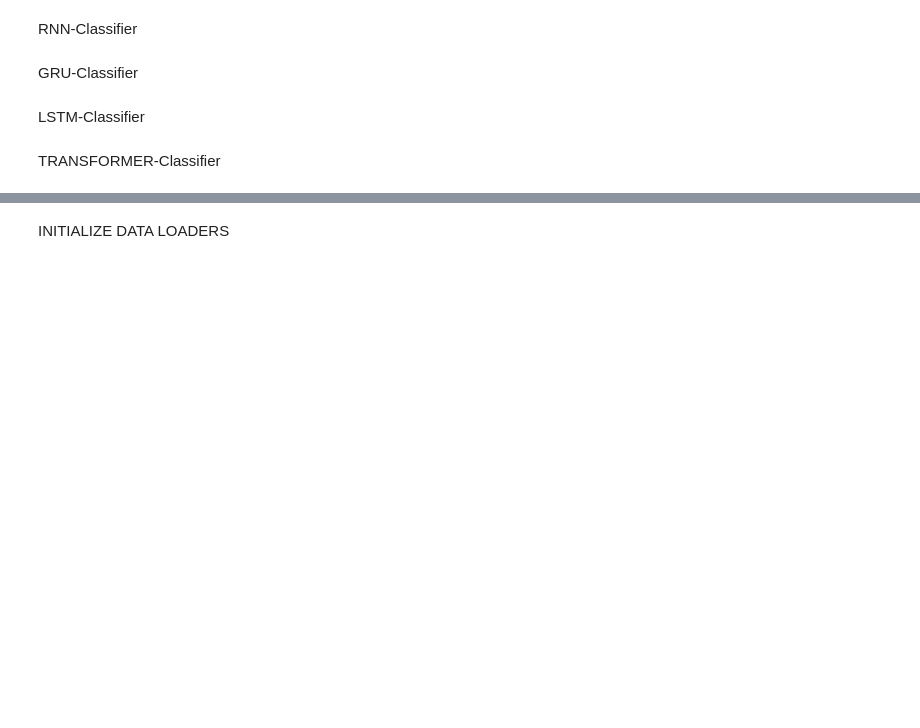
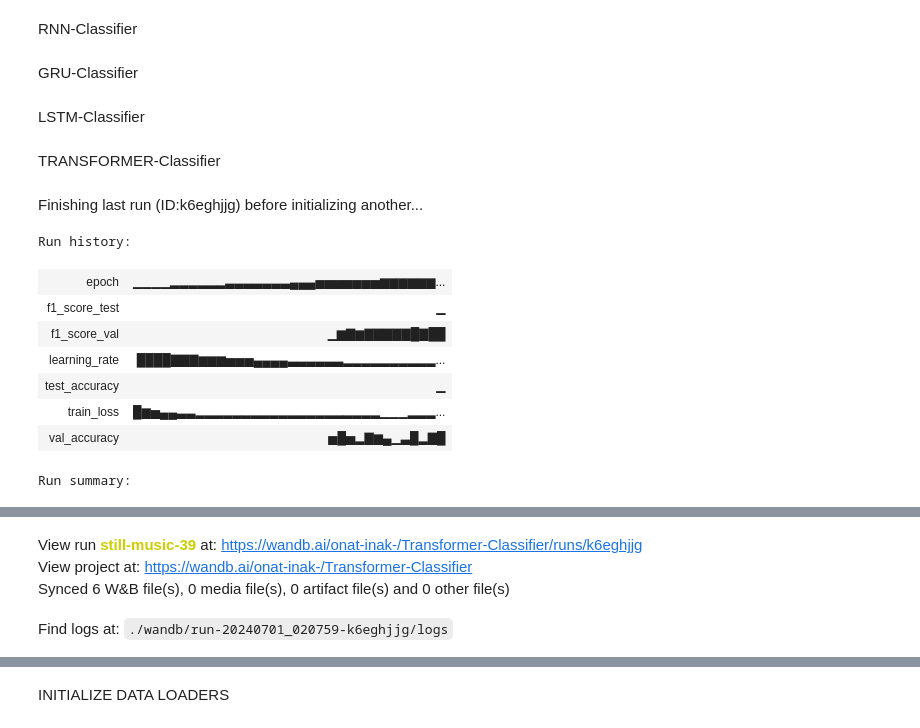
Before and after one commit to Onat-Inak/transaction_analysis, a Jupyter notebook: main.ipynb, the cells around one changed output, grey strips where cells are left out. Drawn from its saved outputs; the diff is of its cells as text; code cells hidden in the pictures; blank space fills up the shorter version.

```diff
--- a/main.ipynb
+++ b/main.ipynb
@@ -221,3 +234,79 @@ LSTM-Classifier
 # print(model)
 # %% [markdown]
 TRANSFORMER-Classifier
+# %%
+project_name = 'Transformer-Classifier'
+
+# Initialize W&B for LSTM-Classifier
+wandb.init(
+    # set the wandb project where this run will be logged
+    project = project_name,
+
+    # track hyperparameters and run metadata
+    config= dict(
+    project_name = project_name,
+    batch_size = 900,
+    transaction_size = transaction_size,
+    seq_len = 10,
+    embedding_dim = 32,
+    nhead = 8,
+    dim_feedforward_encoder = 32,
+    fc_hidden_dim = 32,
+    dropout = 0.2,
+    activation = "relu",
+    batch_first = True,
+    norm_first = True,
+    bias = True,
+    num_layers = 1,
+    is_causal = False,
+    learn_pos_embed = True,
+    device = device,
+    num_classes = 1,
+    num_epochs = 25,
+    learning_rate = 5e-4,
+    weight_decay = 0.0,
+    lr_update_step = None,
+    log_step = 10,
+    lr_step_decay = False,
+    gamma = 0.85,
+    pos_weight = num_neg_seq/num_pos_seq,
+    # pos_weight = 6.0,
+    grad_clip = 1.0,
+    apply_grad_clip = False,
+    )
+)
+
+# initialize config
+config = wandb.config
+
+model = TransformerClassifier(transaction_size = config.transaction_size,
+                              seq_len = config.seq_len,
+                              embedding_dim = config.embedding_dim,
+                              nhead = config.nhead,
+                              dim_feedforward_encoder = config.dim_feedforward_encoder,
+                              fc_hidden_dim = config.fc_hidden_dim,
+                              dropout = config.dropout,
+                              device = config.device,
+                              activation = config.activation,
+                              batch_first = config.batch_first,
+                              norm_first = config.norm_first,
+                              bias = config.bias,
+                              num_layers = config.num_layers,
+                              is_causal = config.is_causal,
+                              learn_pos_embed = config.learn_pos_embed)
+model.to(device)
+for name, param in model.named_parameters():
+    if 'weight' in name and param.data.dim() == 2:
+        nn.init.kaiming_uniform_(param)
+print(model)
+# %% [output]
+Finishing last run (ID:k6eghjjg) before initializing another...
+Run history:
+| epoch | ▁▁▁▁▂▂▂▂▂▂▃▃▃▃▃▃▃▄▄▄▅▅▅▅▅▅▅▆▆▆▆▆▆... |
+| f1_score_test | ▁ |
+| f1_score_val | ▁▆▇▆▇▇▇▇▇█▇██ |
+| learning_rate | ████▇▇▇▆▆▆▅▅▅▄▄▄▄▃▃▃▃▃▃▂▂▂▂▂▂▂▂▂▂... |
+| test_accuracy | ▁ |
+| train_loss | █▆▅▄▄▃▃▂▂▂▂▂▂▂▂▂▂▂▂▂▂▂▂▂▂▂▂▁▁▁▂▂▂... |
+| val_accuracy | ▅█▅▂▇▆▄▁▃█▂▇█ |
+Run summary:
@@ -223,0 +320,4 @@ TRANSFORMER-Classifier
+View run still-music-39 at: https://wandb.ai/onat-inak-/Transformer-Classifier/runs/k6eghjjg
+View project at: https://wandb.ai/onat-inak-/Transformer-Classifier
+Synced 6 W&B file(s), 0 media file(s), 0 artifact file(s) and 0 other file(s)
+Find logs at: ./wandb/run-20240701_020759-k6eghjjg/logs
```
Also changed, not shown: parts of 12 cells of this notebook, 5 other files.
